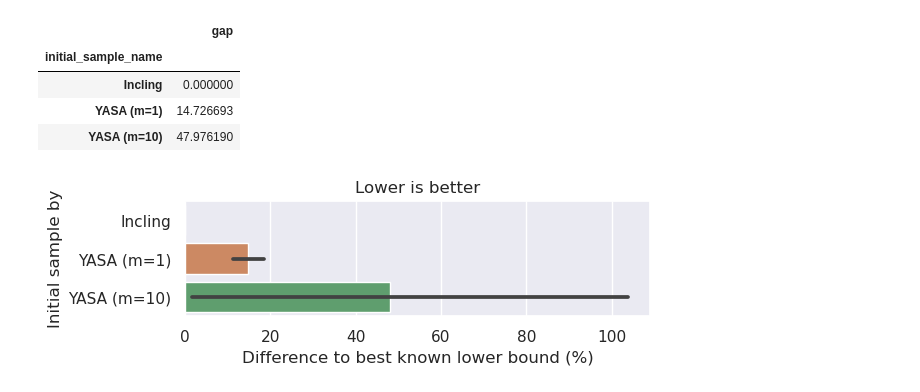
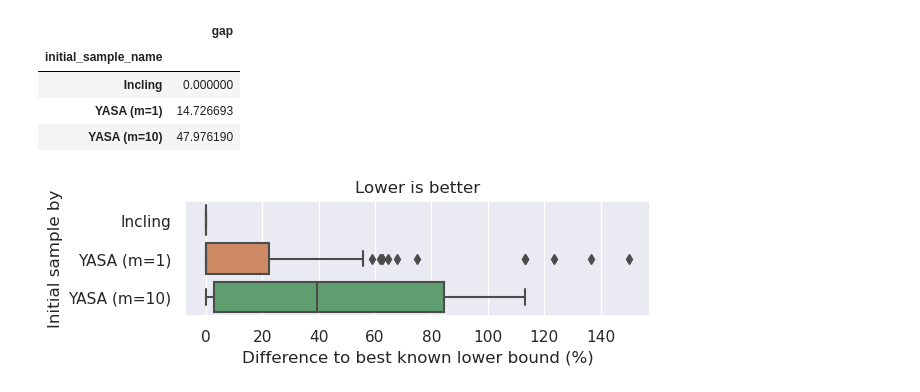
Before and after one commit to tubs-alg/SampLNS, a Jupyter notebook: evaluation/05_initial_sample_comparison/05_lower_bound_gap.ipynb, the cells around one changed output. Cells and saved outputs as stored; diff of their text form; code cells hidden in the pictures.

```diff
--- a/evaluation/05_initial_sample_comparison/05_lower_bound_gap.ipynb
+++ b/evaluation/05_initial_sample_comparison/05_lower_bound_gap.ipynb
@@ -129,13 +129,13 @@ samplns_data.groupby(["initial_sample_name"])[["gap"]].mean()
 # %%
 import matplotlib.pyplot as plt
 import seaborn as sns
 
 sns.set_theme()
 f, ax = plt.subplots(figsize=(6, 1.5))
 plt.title("Lower is better")
-sns.barplot(data=samplns_data.dropna(subset=["gap"]), y="initial_sample_name", x="gap", ax=ax)
+sns.boxplot(data=samplns_data.dropna(subset=["gap"]), y="initial_sample_name", x="gap", ax=ax)
 plt.xlabel("Difference to best known lower bound (%)")
 plt.ylabel("Initial sample by")
 plt.show()
 # %% [output]
-[figure, old version]
+[figure, new version]
```
Also changed, not shown: 1 other file.
